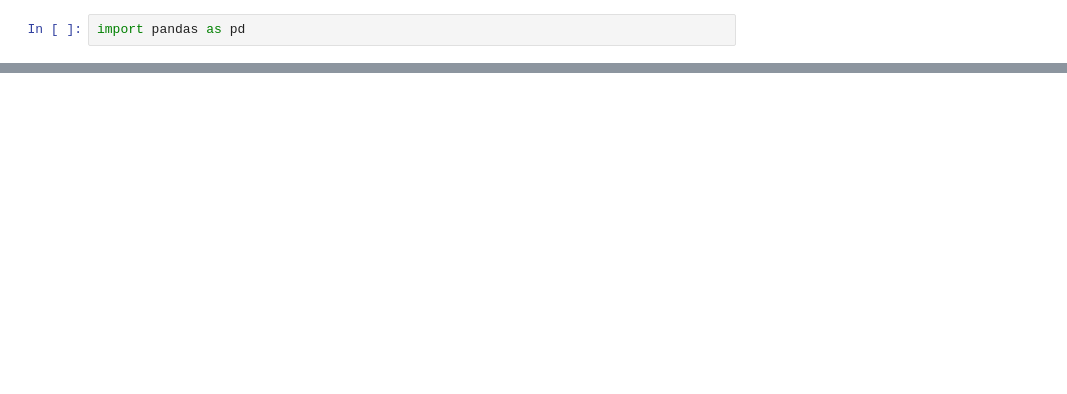
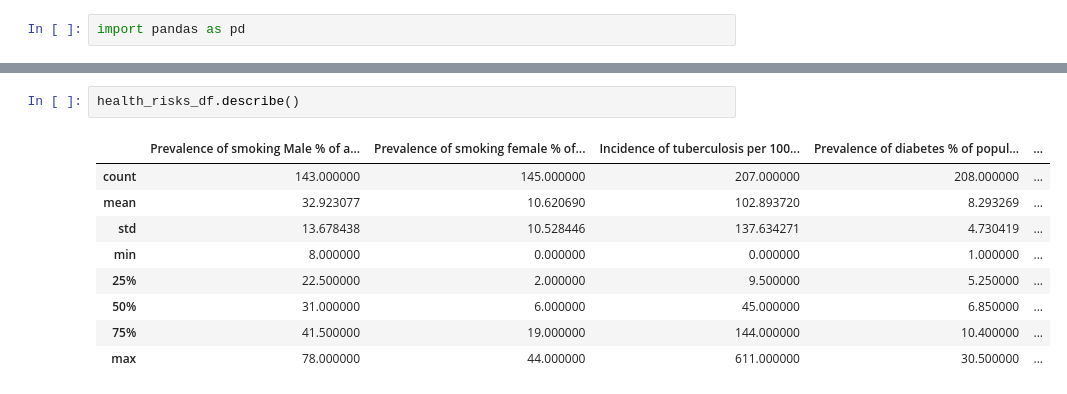
Before and after one commit to riddhibattu/CPSC368_project_health-emissions, a Jupyter notebook: src/EDA_health-emissions.ipynb, the cells around one changed output, grey strips where cells are left out. Cells and saved outputs as stored; diff of their text form; blank space fills up the shorter version.

```diff
--- a/src/EDA_health-emissions.ipynb
+++ b/src/EDA_health-emissions.ipynb
@@ -36,0 +33,12 @@ health_system_csv
+# %%
+health_risks_df.describe()
+# %% [output]
+|  | Prevalence of smoking Male % of a... | Prevalence of smoking female % of... | Incidence of tuberculosis per 100... | Prevalence of diabetes % of popul... | ... |
+| count | 143.000000 | 145.000000 | 207.000000 | 208.000000 | ... |
+| mean | 32.923077 | 10.620690 | 102.893720 | 8.293269 | ... |
+| std | 13.678438 | 10.528446 | 137.634271 | 4.730419 | ... |
+| min | 8.000000 | 0.000000 | 0.000000 | 1.000000 | ... |
+| 25% | 22.500000 | 2.000000 | 9.500000 | 5.250000 | ... |
+| 50% | 31.000000 | 6.000000 | 45.000000 | 6.850000 | ... |
+| 75% | 41.500000 | 19.000000 | 144.000000 | 10.400000 | ... |
+| max | 78.000000 | 44.000000 | 611.000000 | 30.500000 | ... |
```
Also changed, not shown: parts of 14 cells of this notebook.
